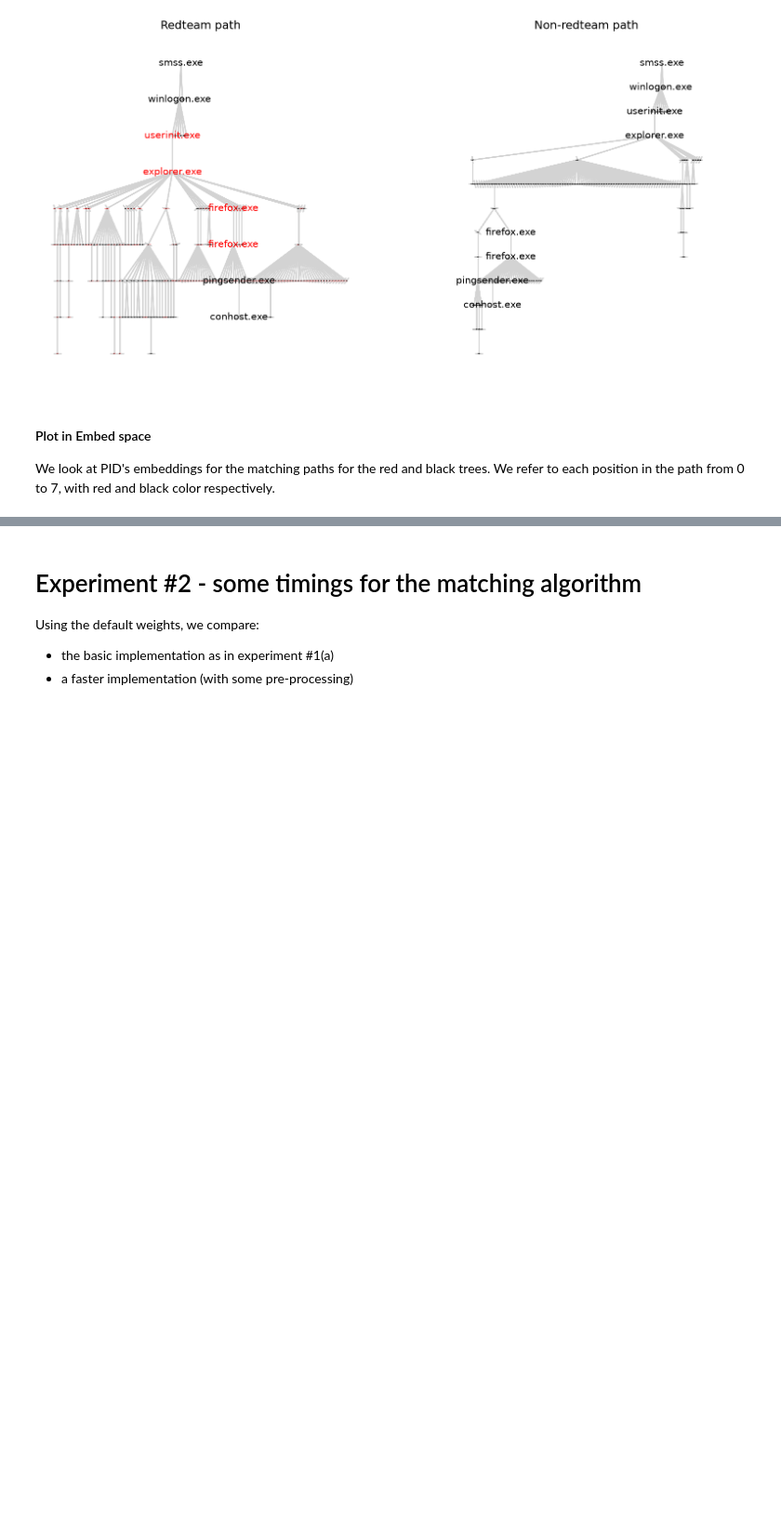
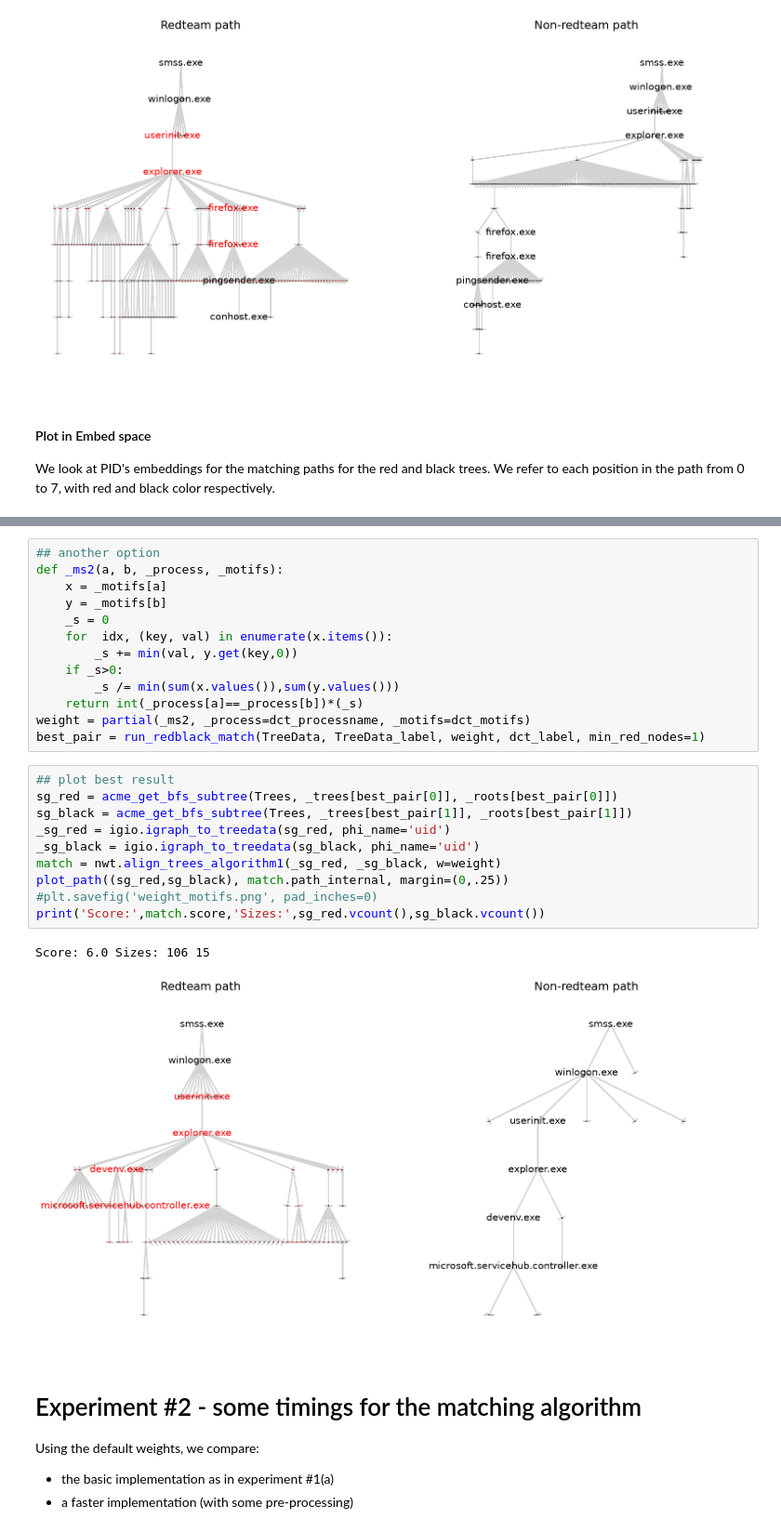
Before and after one commit to ftheberge/Matching_Experiments, a Jupyter notebook: ACME4/ACME4_process_trees_experiments.ipynb, the cells around one changed output, grey strips where cells are left out. Shown at 93% size. Cells and saved outputs as stored; diff of their text form; blank space fills up the shorter version.

```diff
--- a/ACME4/ACME4_process_trees_experiments.ipynb
+++ b/ACME4/ACME4_process_trees_experiments.ipynb
@@ -350,3 +420,29 @@ plt.axis('off');
+# %%
+## another option
+def _ms2(a, b, _process, _motifs):
+    x = _motifs[a]
+    y = _motifs[b]
+    _s = 0
+    for  idx, (key, val) in enumerate(x.items()):
+        _s += min(val, y.get(key,0))
+    if _s>0:
+        _s /= min(sum(x.values()),sum(y.values()))
+    return int(_process[a]==_process[b])*(_s)
+weight = partial(_ms2, _process=dct_processname, _motifs=dct_motifs)
+best_pair = run_redblack_match(TreeData, TreeData_label, weight, dct_label, min_red_nodes=1)
+# %%
+## plot best result
+sg_red = acme_get_bfs_subtree(Trees, _trees[best_pair[0]], _roots[best_pair[0]])
+sg_black = acme_get_bfs_subtree(Trees, _trees[best_pair[1]], _roots[best_pair[1]])
+_sg_red = igio.igraph_to_treedata(sg_red, phi_name='uid')
+_sg_black = igio.igraph_to_treedata(sg_black, phi_name='uid')
+match = nwt.align_trees_algorithm1(_sg_red, _sg_black, w=weight)
+plot_path((sg_red,sg_black), match.path_internal, margin=(0,.25))
+#plt.savefig('weight_motifs.png', pad_inches=0)
+print('Score:',match.score,'Sizes:',sg_red.vcount(),sg_black.vcount())
+# %% [output]
+Score: 6.0 Sizes: 106 15
+[figure, added]
 # %% [markdown]
 # Experiment #2 - some timings for the matching algorithm
 
```
Also changed, not shown: parts of 30 cells of this notebook, 1 other file.
